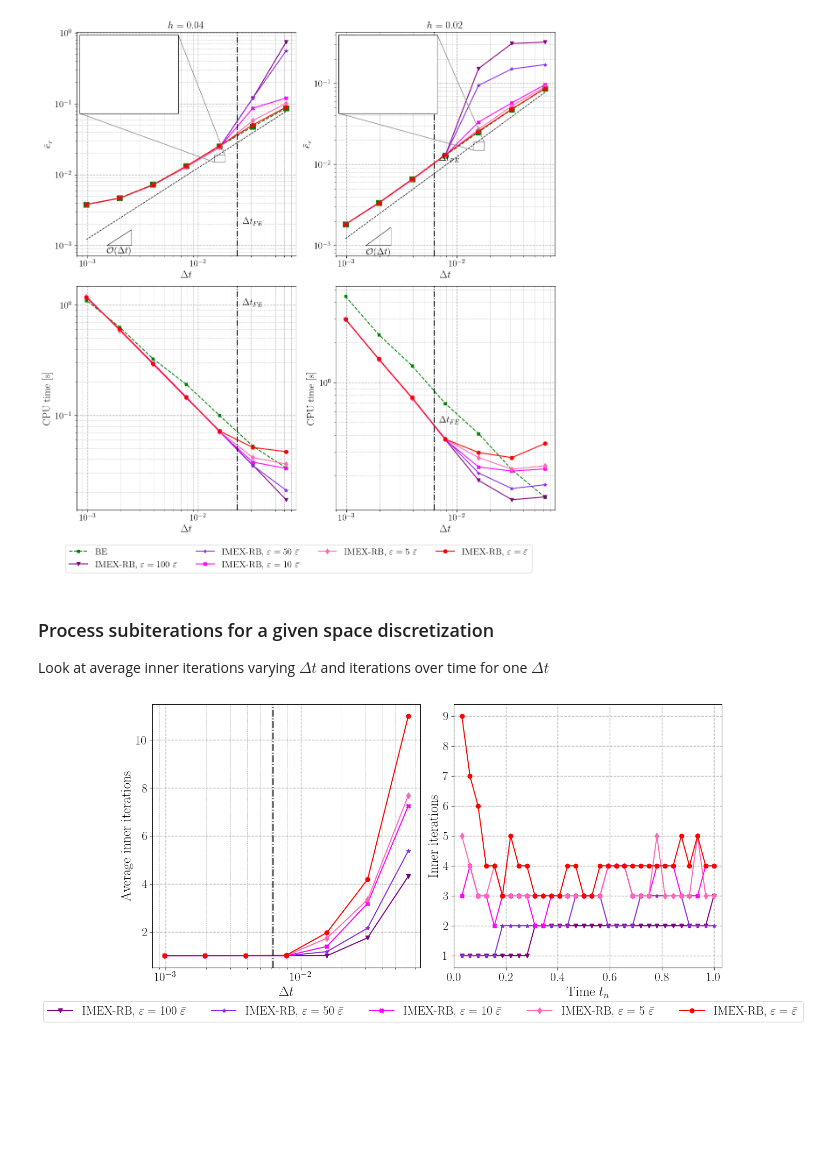
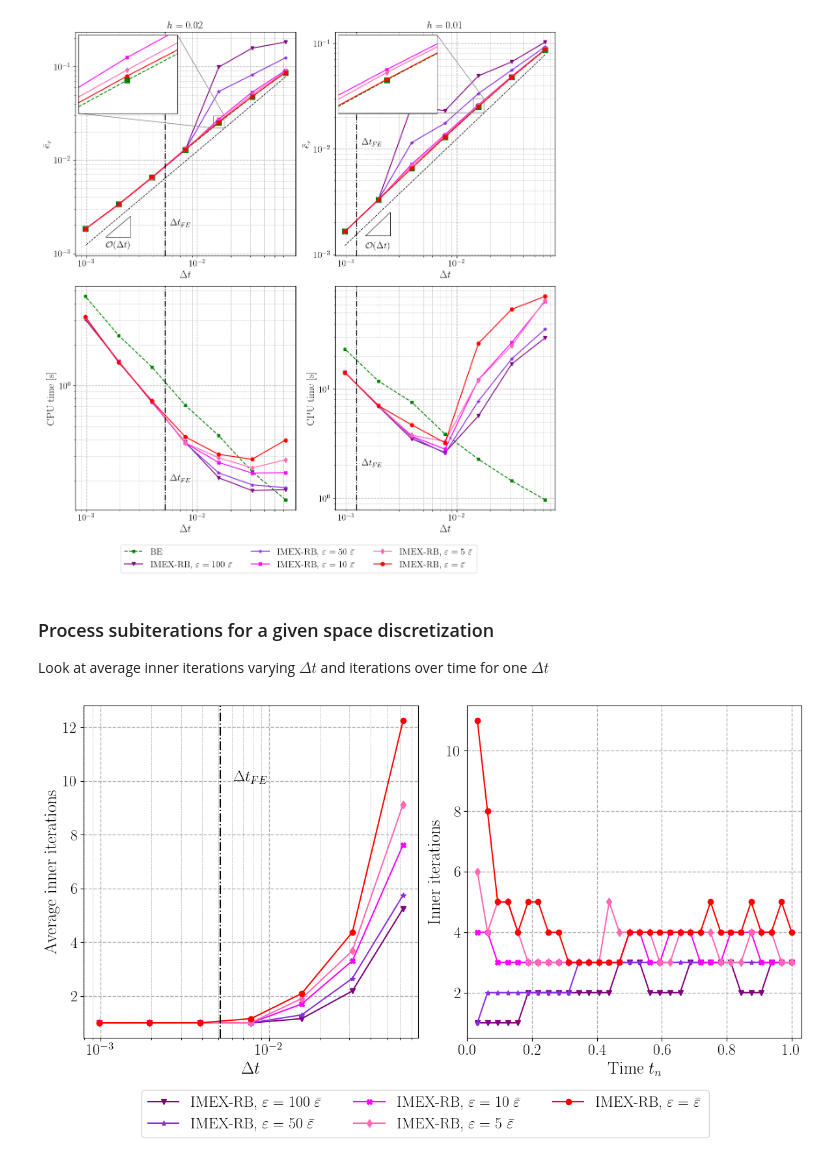
Before and after one commit to Fra-Sala/IMEX-RB, a Jupyter notebook: postprocessing/AdvDiff2D/EPSvsNt.ipynb, the cells around one changed output. Cells and saved outputs as stored; diff of their text form; code cells hidden in the pictures; blank space fills up the shorter version.

Commit message:
[Plot 2D AD] Generated plots in the article

```diff
--- a/postprocessing/AdvDiff2D/EPSvsNt.ipynb
+++ b/postprocessing/AdvDiff2D/EPSvsNt.ipynb
@@ -63,7 +63,7 @@ Nt_FE_all = results['Nt_FE']           # array of FE stability thresholds, lengt
 nIMEX = errIMEX_all.shape[1]  # number of epsilon cases
 
 xdeltaFE = [1 / Nt_FE * 1.1 for Nt_FE in Nt_FE_all for _ in range(2)]
-ydeltaFE = [2e-3, 1e0, 1.1e-2, 5e-1]
+ydeltaFE = [2e-3, 2e-1, 1.1e-2, 2e0]
 
 # Plot
 for col, Nx in enumerate(Nx_values):
@@ -94,7 +94,7 @@ for col, Nx in enumerate(Nx_values):
     ax_err.loglog(1 / Nts,  (Nts[0] * errBE[0] * 0.9)  / Nts,
                   color='k', linestyle='--', linewidth=1)
     # Reference slope triangle
-    x0, y0 = 0.0015, 0.001
+    x0, y0 = 0.0015, 0.0015
     dx = 0.001
     dy = y0 * ((x0+dx) / x0) - y0
     ax_err.plot([x0, x0 + dx], [y0, y0], 'k-', linewidth=0.75)
@@ -121,7 +121,7 @@ for col, Nx in enumerate(Nx_values):
         axins.loglog(1 / Nts, errIMEX[:, idx],
                      f'-{m}', markersize=6, color=c)
     axins.set_xlim(1.4e-2, 1.75e-2)
-    axins.set_ylim(1.5e-2, 1.9e-2)
+    axins.set_ylim(2.2e-2, 3e-2)
     axins.tick_params(axis='both', which='both',
                       bottom=False, top=False,
                       left=False, right=False,
@@ -167,19 +167,19 @@ fig.legend(
     loc='lower center',
     bbox_to_anchor=(0.5, -0.07),
     fontsize=smaller_fontsize,
-    ncol=4
+    ncol=3
 )
 plt.tight_layout()
 plt.savefig('plots/' + f'{problem_name}_' + f'convergence_times_eps.pdf', bbox_inches="tight")
 # %% [output]
-[figure, old version]
+[figure, new version]
 # %% [markdown]
 ### Process subiterations for a given space discretization
 Look at average inner iterations varying $\Delta t$ and iterations over time
 for one $\Delta t$
 # %%
 # Read now a single result file, i.e. a single Nx
-idx_Nx = 1
+col = 0
 # Extract data for this grid size
 errBE = errBE_all[:, col]
 errIMEX = errIMEX_all[:, :, col]
@@ -217,7 +217,7 @@ for idx, m, c, lbl in zip(indices, markers, colors, labels):
         label=lbl
     )
 ax.axvline(1 / Nt_FE, color='k', linestyle='-.')
-# ax.text(5.7e-3, 16.3, r"$\Delta t_{FE}$", fontsize=15, color='k')
+ax.text(1 / Nt_FE * 1.2, 10, r"$\Delta t_{FE}$", fontsize=smaller_fontsize, color='k')
 ax.grid(which='major', linestyle='--', linewidth=1)
 ax.grid(which='minor', linestyle='--', linewidth=0.5)
 ax.tick_params(axis='both', which='major', labelsize=smaller_fontsize)
@@ -229,34 +229,34 @@ ax.set_ylabel("Average inner iterations", fontsize=larger_fontsize)
 ax = axs[1]
 Nt_idx = 1
 tvec = np.linspace(0, 1, Nts[Nt_idx] + 1)[1:]
 for idx, m, c, lbl in zip(indices, markers, colors, labels):
     ax.plot(
         tvec,
         subiters[Nt_idx, idx, :Nts[Nt_idx]] + 1,
         f'-{m}',
         markersize=6,
         color=c,
         label=lbl
     )
 ax.grid(which='major', linestyle='--', linewidth=1)
 ax.set_xlim([0, 1 + 1 / Nts[Nt_idx]])
 ax.yaxis.set_major_locator(MaxNLocator(integer=True))
 ax.tick_params(axis='both', which='major', labelsize=smaller_fontsize)
 ax.set_xlabel(r"Time $t_n$", fontsize=larger_fontsize)
 ax.set_ylabel("Inner iterations", fontsize=larger_fontsize)
 
 # Single external legend on the right, one column
 handles, legend_labels = axs[0].get_legend_handles_labels()
 fig.legend(
     handles,
     legend_labels,
     loc='lower center',
-    bbox_to_anchor=(0.5, -0.07),
+    bbox_to_anchor=(0.5, -0.15),
     fontsize=smaller_fontsize,
-    ncol=7
+    ncol=3
 )
 
 plt.tight_layout()
-plt.savefig('plots/' + f'{problem_name}_' + f'iters_eps_Nx_{Nx_values[idx_Nx]}.pdf', bbox_inches="tight")
+plt.savefig('plots/' + f'{problem_name}_' + f'iters_eps_Nx_{Nx_values[col]}.pdf', bbox_inches="tight")
 # %% [output]
-[figure, old version]
+[figure, new version]
```
Also changed, not shown: 1 other file.
